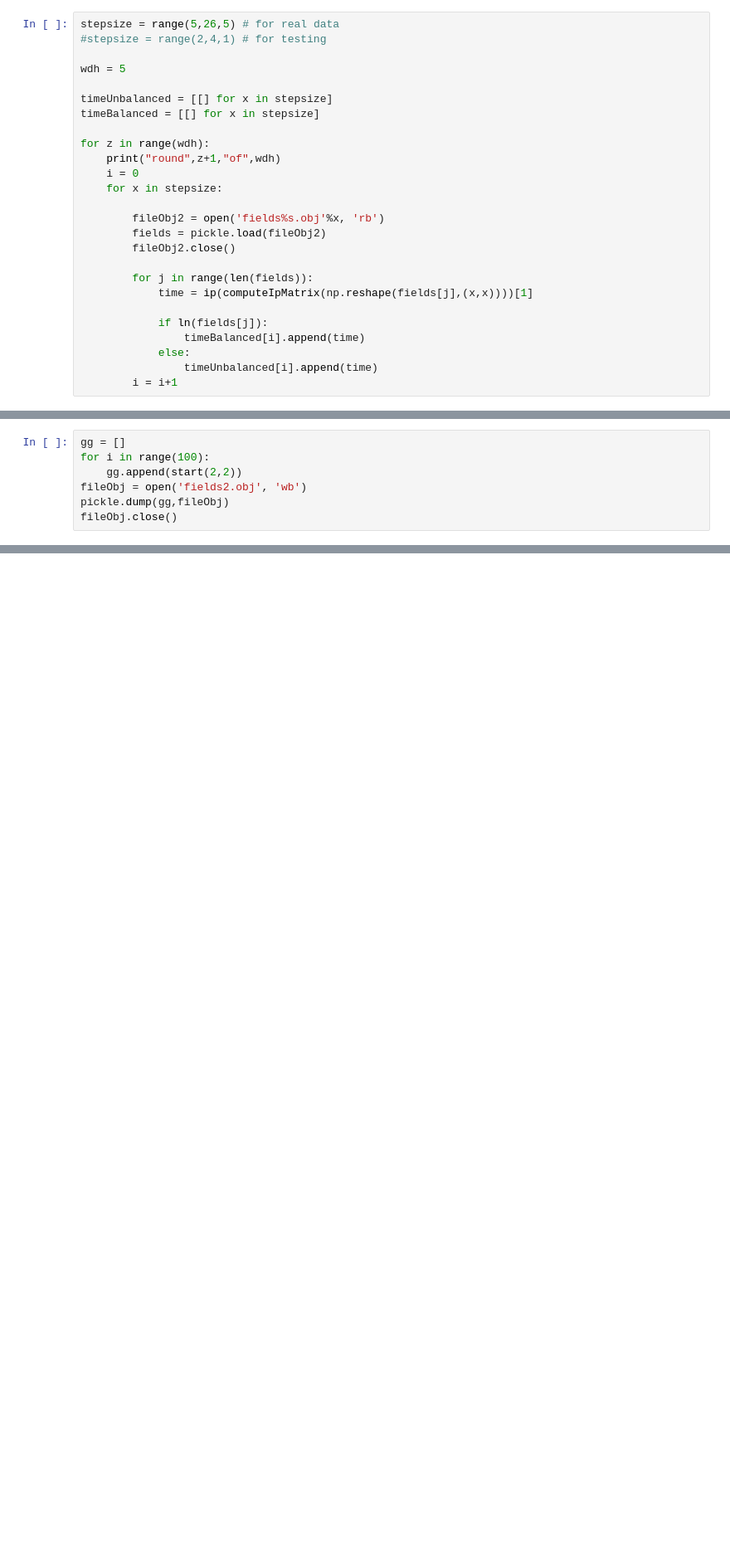
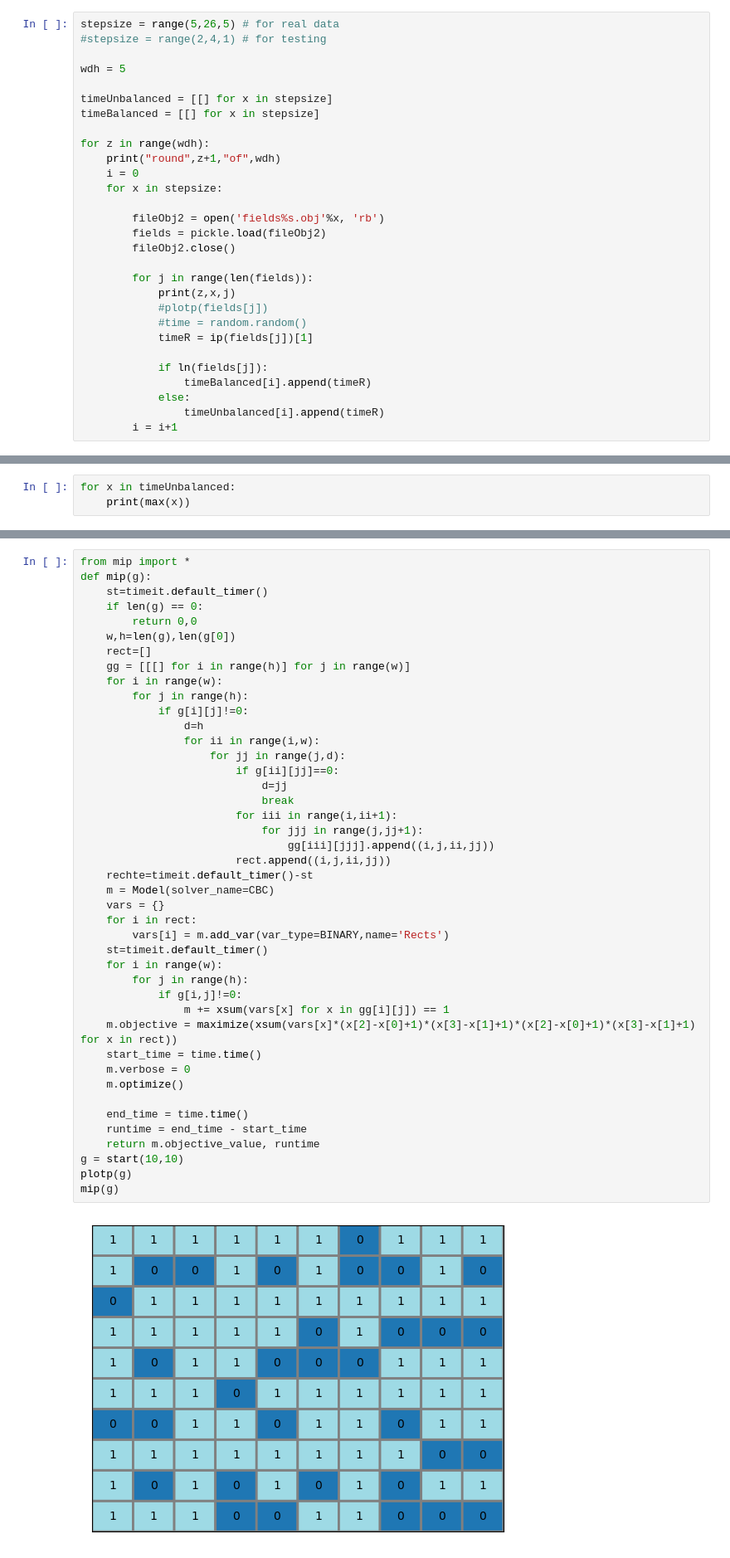
Before and after one commit to ulf-friedrich/WeightedRectanglesPartition, a Jupyter notebook: moreComputations.ipynb, the cells around one changed output, grey strips where cells are left out. Shown at 83% size. Saved outputs shown, nothing was run; the diff lists cells and outputs as text; blank space fills up the shorter version.

```diff
--- a/moreComputations.ipynb
+++ b/moreComputations.ipynb
@@ -202,10 +148,13 @@ for z in range(wdh):
         fileObj2.close()
 
         for j in range(len(fields)):
-            time = ip(computeIpMatrix(np.reshape(fields[j],(x,x))))[1]
+            print(z,x,j)
+            #plotp(fields[j])
+            #time = random.random()
+            timeR = ip(fields[j])[1]
 
             if ln(fields[j]):
-                timeBalanced[i].append(time)
+                timeBalanced[i].append(timeR)
             else:
-                timeUnbalanced[i].append(time)
+                timeUnbalanced[i].append(timeR)
         i = i+1
@@ -238,7 +231,3 @@ display(resultsTimeUnbalanced)
-# %%
-gg = []
-for i in range(100):
-    gg.append(start(2,2))
-fileObj = open('fields2.obj', 'wb')
-pickle.dump(gg,fileObj)
-fileObj.close()
+# %%
+for x in timeUnbalanced:
+    print(max(x))
@@ -244,0 +240,45 @@ fileObj.close()
+# %%
+from mip import *
+def mip(g):
+    st=timeit.default_timer()
+    if len(g) == 0:
+        return 0,0
+    w,h=len(g),len(g[0])
+    rect=[]
+    gg = [[[] for i in range(h)] for j in range(w)]
+    for i in range(w):
+        for j in range(h):
+            if g[i][j]!=0:
+                d=h
+                for ii in range(i,w):
+                    for jj in range(j,d):
+                        if g[ii][jj]==0:
+                            d=jj
+                            break
+                        for iii in range(i,ii+1):
+                            for jjj in range(j,jj+1):
+                                gg[iii][jjj].append((i,j,ii,jj))
+                        rect.append((i,j,ii,jj))
+    rechte=timeit.default_timer()-st
+    m = Model(solver_name=CBC)
+    vars = {}
+    for i in rect:
+        vars[i] = m.add_var(var_type=BINARY,name='Rects')
+    st=timeit.default_timer()
+    for i in range(w):
+        for j in range(h):
+            if g[i,j]!=0:
+                m += xsum(vars[x] for x in gg[i][j]) == 1
+    m.objective = maximize(xsum(vars[x]*(x[2]-x[0]+1)*(x[3]-x[1]+1)*(x[2]-x[0]+1)*(x[3]-x[1]+1) for x in rect))
+    start_time = time.time()
+    m.verbose = 0
+    m.optimize()
+
+    end_time = time.time()
+    runtime = end_time - start_time
+    return m.objective_value, runtime
+g = start(10,10)
+plotp(g)
+mip(g)
+# %% [output]
+[figure, added]
```
Also changed, not shown: parts of 6 cells of this notebook, 1 other file.
